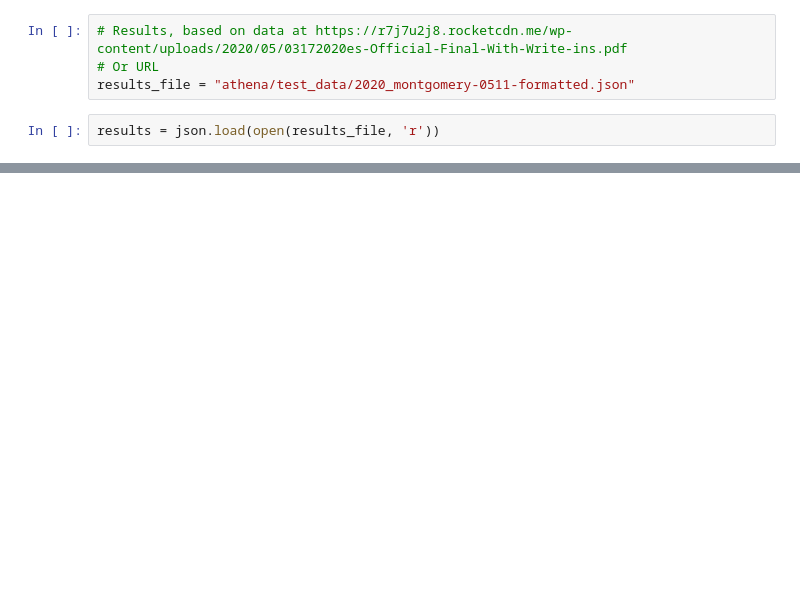
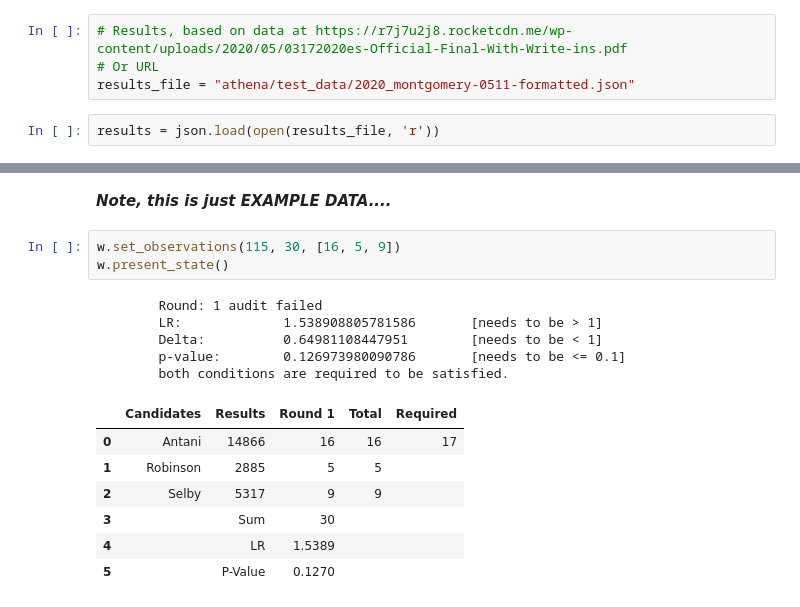
Before and after one commit to filipzz/athena, a Jupyter notebook: code/athena-montgomery.ipynb, the cells around one changed output, grey strips where cells are left out. Saved outputs shown, nothing was run; the diff lists cells and outputs as text; blank space fills up the shorter version.

```diff
--- a/code/athena-montgomery.ipynb
+++ b/code/athena-montgomery.ipynb
@@ -56,0 +94,18 @@ display(HTML(htmlout))
+# %% [markdown]
+_**Note, this is just EXAMPLE DATA....**_
+# %%
+w.set_observations(115, 30, [16, 5, 9])
+w.present_state()
+# %% [output]
+        Round: 1 audit failed
+        LR:             1.538908805781586       [needs to be > 1]
+        Delta:          0.64981108447951        [needs to be < 1]
+        p-value:        0.126973980090786       [needs to be <= 0.1]
+        both conditions are required to be satisfied.
+|  | Candidates | Results | Round 1 | Total | Required |
+| 0 | Antani | 14866 | 16 | 16 | 17 |
+| 1 | Robinson | 2885 | 5 | 5 |  |
+| 2 | Selby | 5317 | 9 | 9 |  |
+| 3 |  | Sum | 30 |  |  |
+| 4 |  | LR | 1.5389 |  |  |
+| 5 |  | P-Value | 0.1270 |  |  |
```
Also changed, not shown: parts of 21 cells of this notebook.
